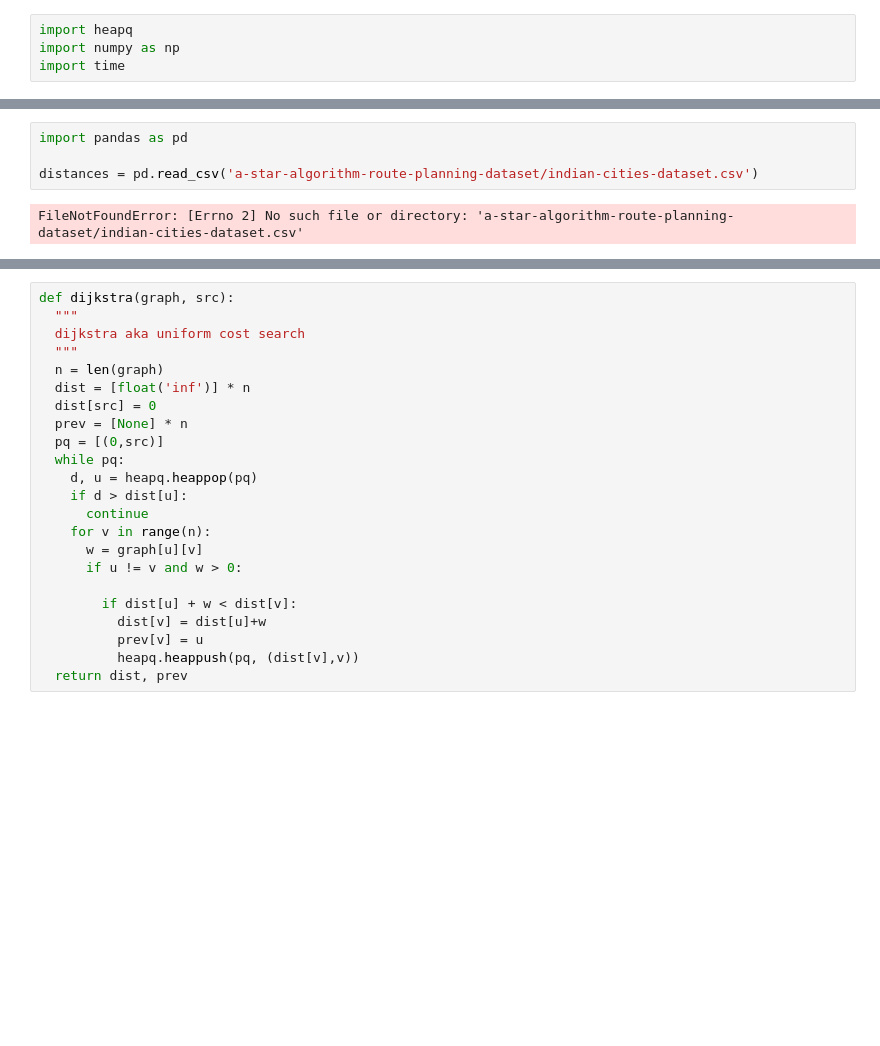
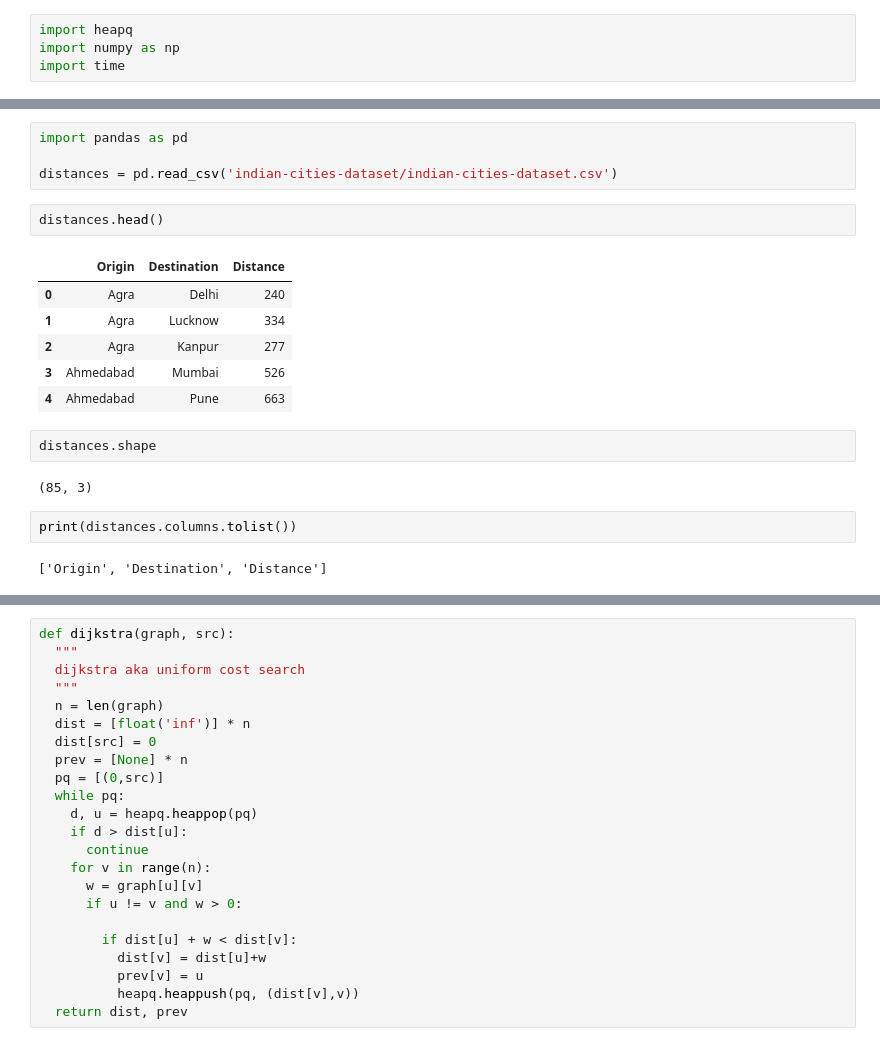
Before and after one commit to anandita-3217/EAI-Assignments, a Jupyter notebook: EAI-Assignments /Assignment-2/SE26MAID034_EAI_Assignment2.ipynb, the cells around one changed output, grey strips where cells are left out. Saved outputs shown, nothing was run; the diff lists cells and outputs as text; blank space fills up the shorter version.

```diff
--- a/EAI-Assignments /Assignment-2/SE26MAID034_EAI_Assignment2.ipynb
+++ b/EAI-Assignments /Assignment-2/SE26MAID034_EAI_Assignment2.ipynb
@@ -27,6 +26,21 @@ Archive:  a-star-algorithm-route-planning-dataset.zip
 # %%
 import pandas as pd
 
-distances = pd.read_csv('a-star-algorithm-route-planning-dataset/indian-cities-dataset.csv')
+distances = pd.read_csv('indian-cities-dataset/indian-cities-dataset.csv')
-# %% [output]
-FileNotFoundError: [Errno 2] No such file or directory: 'a-star-algorithm-route-planning-dataset/indian-cities-dataset.csv'
+# %%
+distances.head()
+# %% [output]
+|  | Origin | Destination | Distance |
+| 0 | Agra | Delhi | 240 |
+| 1 | Agra | Lucknow | 334 |
+| 2 | Agra | Kanpur | 277 |
+| 3 | Ahmedabad | Mumbai | 526 |
+| 4 | Ahmedabad | Pune | 663 |
+# %%
+distances.shape
+# %% [output]
+(85, 3)
+# %%
+print(distances.columns.tolist())
+# %% [output]
+['Origin', 'Destination', 'Distance']
```
Also changed, not shown: parts of 6 cells of this notebook.
